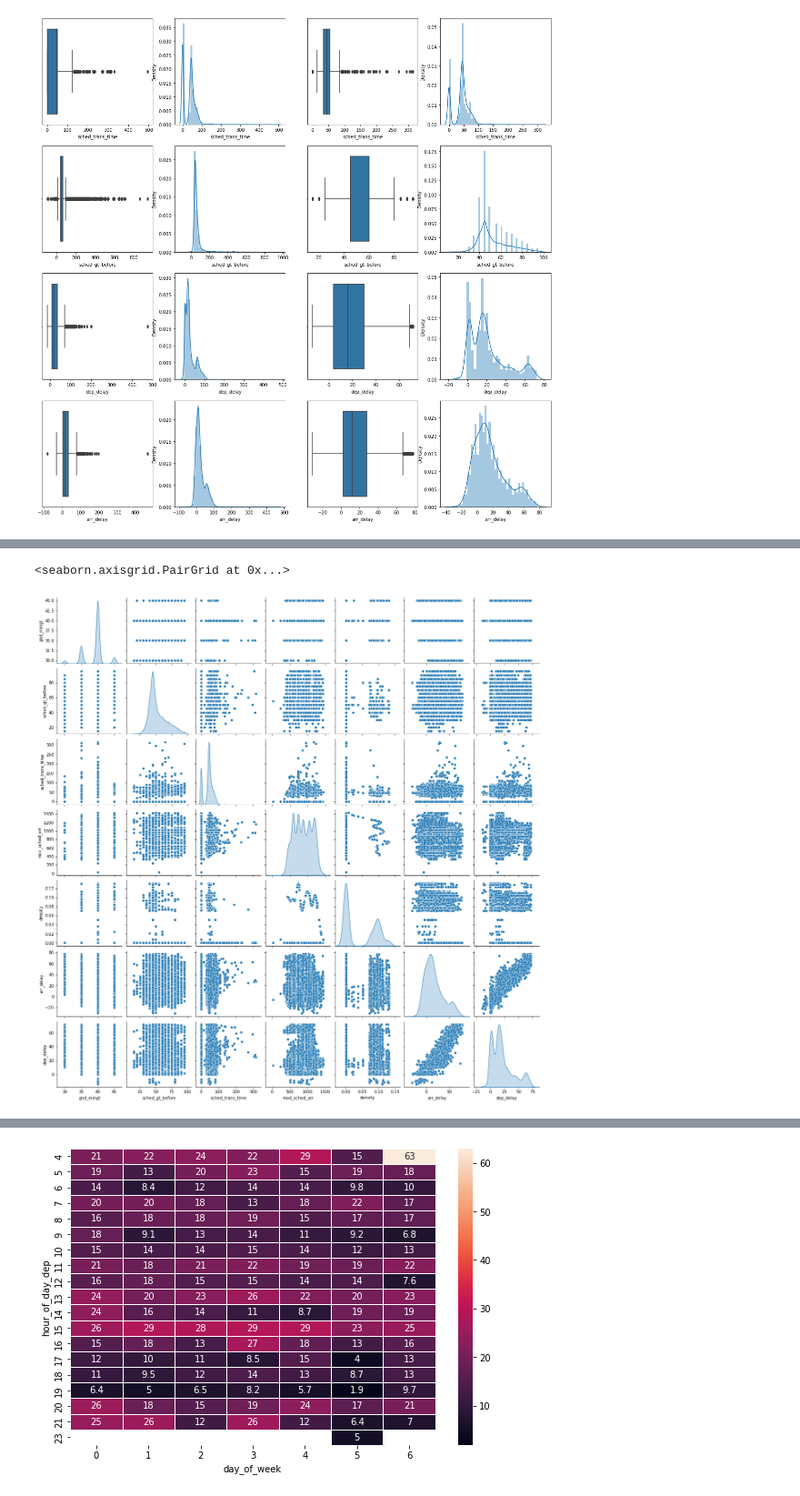
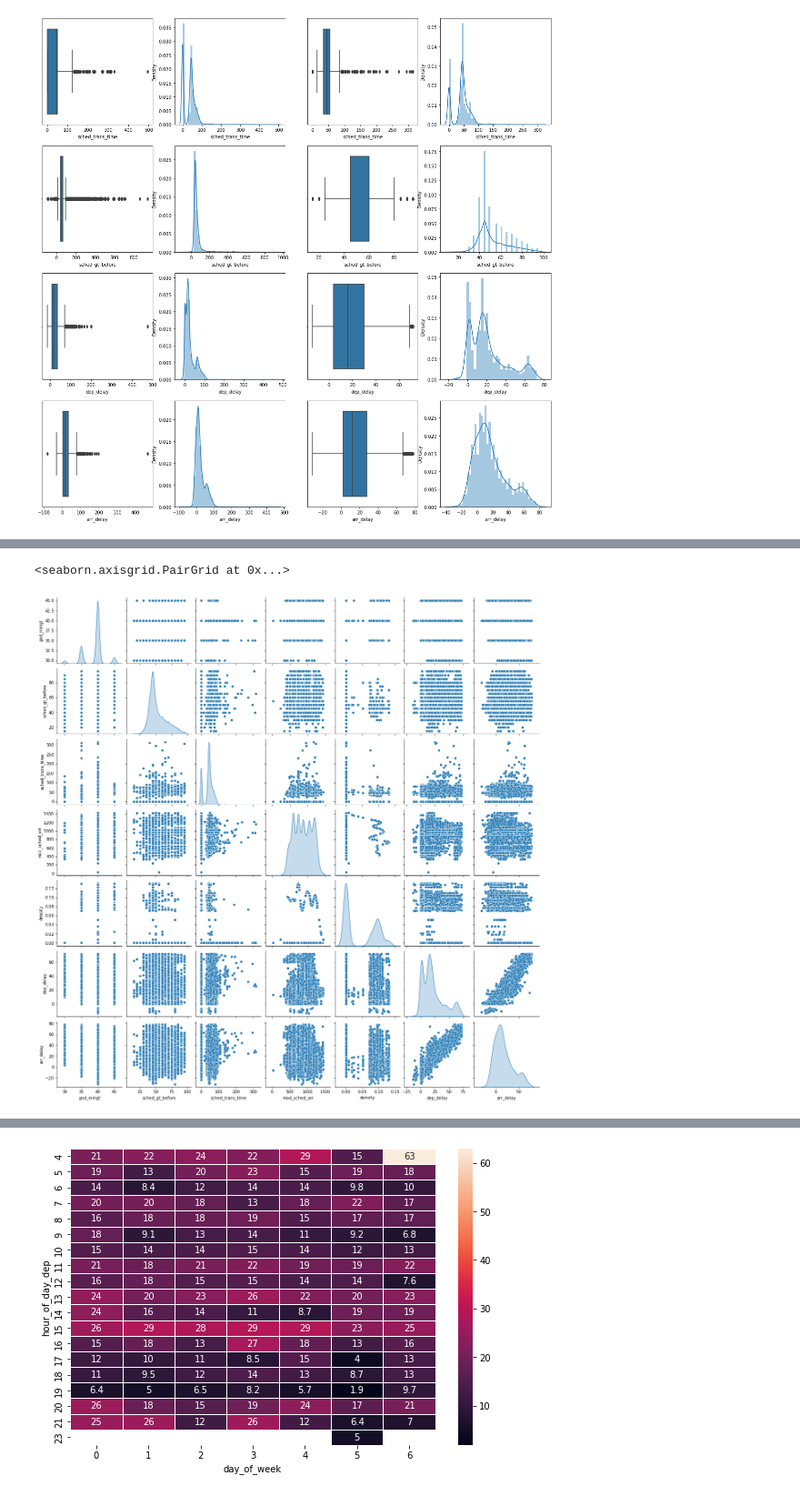
Before and after one commit to HinNerd/Flight_Prediction, a Jupyter notebook: notebooks/4_final_cleanup.ipynb, the cells around one changed output, grey strips where cells are left out. Shown: that part at 91% size. Cells and saved outputs as stored; diff of their text form; code cells hidden in the pictures.

```diff
--- a/notebooks/4_final_cleanup.ipynb
+++ b/notebooks/4_final_cleanup.ipynb
@@ -54,6 +54,7 @@ df.drop(columns=['flt_offblock', # datetime cannot be handled by some algorithms
                 'flt_onblock', # datetime cannot be handled by some algorithms
                 'flt_sched_dep', # datetime cannot be handled by some algorithms
                 'flt_sched_arr', # datetime cannot be handled by some algorithms
+                'sched_gt', # sched_gt before will be used
                 'act_gt', # Not available at the start of the day as it is an actual value
                 'act_gt_before', # Not available at the start of the day as it is an actual value
                 'act_trans_time', # Not available at the start of the day as it is an actual value
@@ -160,10 +171,10 @@ plt.show()
 # %%
 # Pairplot of all numerical values including dependent variable
-data = df_cleaned[['gnd_mingt', 'sched_gt_before', 'sched_trans_time', 'mod_sched_arr', 'density',  'arr_delay', 'dep_delay']]
+data = df_cleaned[['gnd_mingt', 'sched_gt_before', 'sched_trans_time', 'mod_sched_arr', 'density', 'dep_delay', 'arr_delay']]
 sns.pairplot(df_cleaned, vars=data, diag_kind='kde')
 # %% [output]
 <seaborn.axisgrid.PairGrid at 0x...>
-[figure, old version]
+[figure, new version]
 # %%
 corr = data.corr()
 f, ax = plt.subplots(figsize=(11, 9))
```
Also changed, not shown: parts of 10 cells of this notebook, 6 other files.
